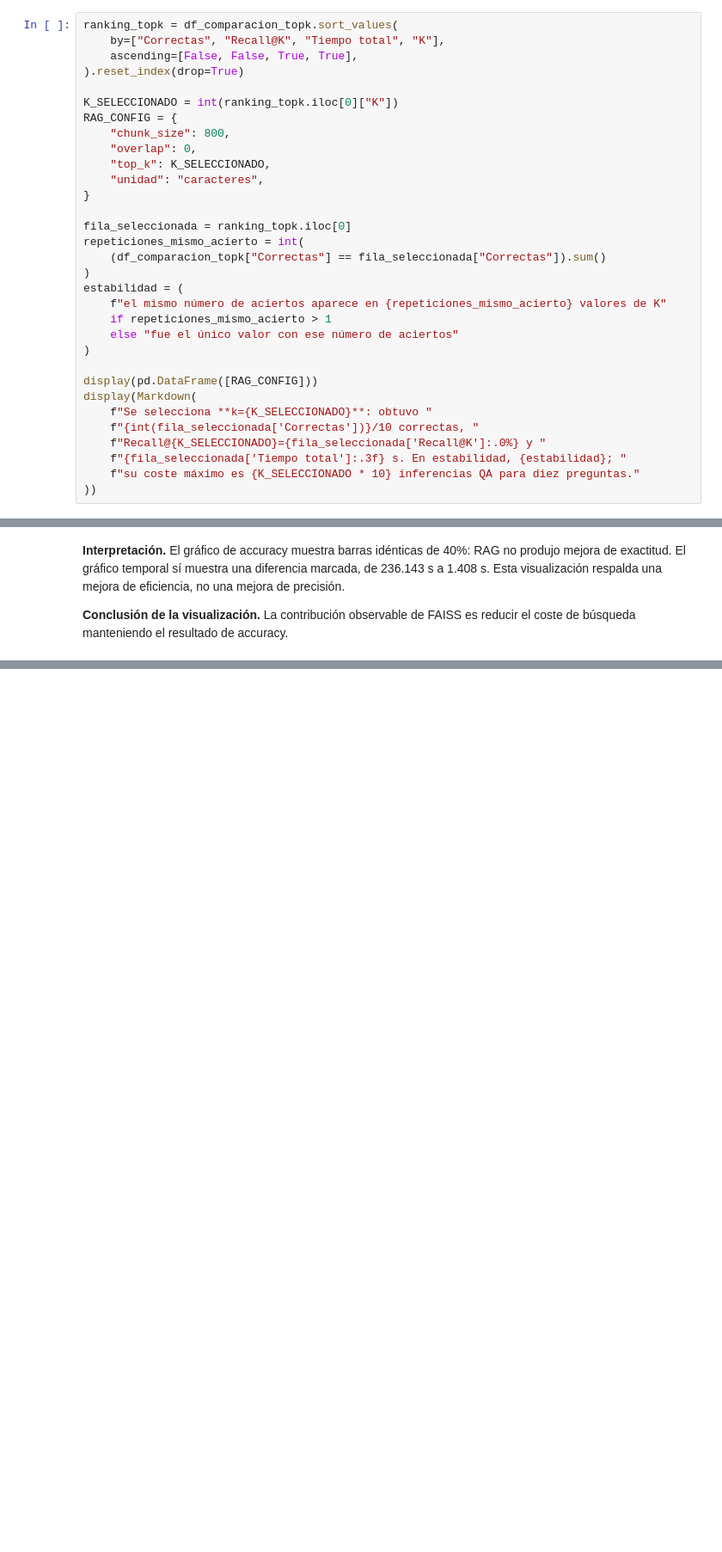
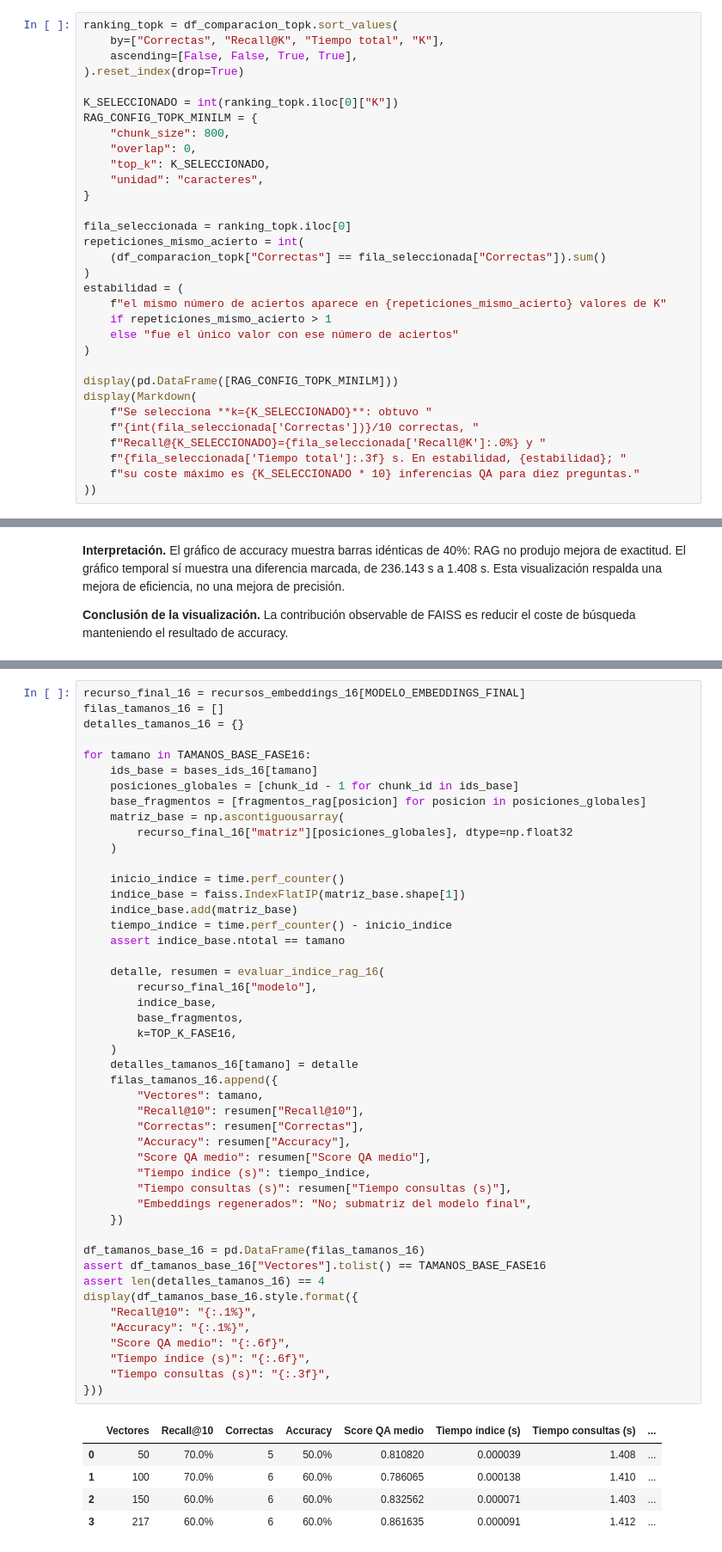
Before and after one commit to abner-rivas/Laboratorio---ML, a Jupyter notebook: LaboratorioML.ipynb, the cells around one changed output, grey strips where cells are left out. Shown at 86% size. Cells and saved outputs as stored; diff of their text form; blank space fills up the shorter version.

```diff
--- a/LaboratorioML.ipynb
+++ b/LaboratorioML.ipynb
@@ -4340,7 +4332,7 @@ ranking_topk = df_comparacion_topk.sort_values(
 ).reset_index(drop=True)
 
 K_SELECCIONADO = int(ranking_topk.iloc[0]["K"])
-RAG_CONFIG = {
+RAG_CONFIG_TOPK_MINILM = {
     "chunk_size": 800,
     "overlap": 0,
     "top_k": K_SELECCIONADO,
@@ -4357,7 +4349,7 @@ estabilidad = (
     else "fue el único valor con ese número de aciertos"
 )
 
-display(pd.DataFrame([RAG_CONFIG]))
+display(pd.DataFrame([RAG_CONFIG_TOPK_MINILM]))
 display(Markdown(
     f"Se selecciona **k={K_SELECCIONADO}**: obtuvo "
     f"{int(fila_seleccionada['Correctas'])}/10 correctas, "
@@ -5053,0 +5399,53 @@ vacío.
+# %%
+recurso_final_16 = recursos_embeddings_16[MODELO_EMBEDDINGS_FINAL]
+filas_tamanos_16 = []
+detalles_tamanos_16 = {}
+
+for tamano in TAMANOS_BASE_FASE16:
+    ids_base = bases_ids_16[tamano]
+    posiciones_globales = [chunk_id - 1 for chunk_id in ids_base]
+    base_fragmentos = [fragmentos_rag[posicion] for posicion in posiciones_globales]
+    matriz_base = np.ascontiguousarray(
+        recurso_final_16["matriz"][posiciones_globales], dtype=np.float32
+    )
+
+    inicio_indice = time.perf_counter()
+    indice_base = faiss.IndexFlatIP(matriz_base.shape[1])
+    indice_base.add(matriz_base)
+    tiempo_indice = time.perf_counter() - inicio_indice
+    assert indice_base.ntotal == tamano
+
+    detalle, resumen = evaluar_indice_rag_16(
+        recurso_final_16["modelo"],
+        indice_base,
+        base_fragmentos,
+        k=TOP_K_FASE16,
+    )
+    detalles_tamanos_16[tamano] = detalle
+    filas_tamanos_16.append({
+        "Vectores": tamano,
+        "Recall@10": resumen["Recall@10"],
+        "Correctas": resumen["Correctas"],
+        "Accuracy": resumen["Accuracy"],
+        "Score QA medio": resumen["Score QA medio"],
+        "Tiempo índice (s)": tiempo_indice,
+        "Tiempo consultas (s)": resumen["Tiempo consultas (s)"],
+        "Embeddings regenerados": "No; submatriz del modelo final",
+    })
+
+df_tamanos_base_16 = pd.DataFrame(filas_tamanos_16)
+assert df_tamanos_base_16["Vectores"].tolist() == TAMANOS_BASE_FASE16
+assert len(detalles_tamanos_16) == 4
+display(df_tamanos_base_16.style.format({
+    "Recall@10": "{:.1%}",
+    "Accuracy": "{:.1%}",
+    "Score QA medio": "{:.6f}",
+    "Tiempo índice (s)": "{:.6f}",
+    "Tiempo consultas (s)": "{:.3f}",
+}))
+# %% [output]
+|  | Vectores | Recall@10 | Correctas | Accuracy | Score QA medio | Tiempo índice (s) | Tiempo consultas (s) | ... |
+| 0 | 50 | 70.0% | 5 | 50.0% | 0.810820 | 0.000039 | 1.408 | ... |
+| 1 | 100 | 70.0% | 6 | 60.0% | 0.786065 | 0.000138 | 1.410 | ... |
+| 2 | 150 | 60.0% | 6 | 60.0% | 0.832562 | 0.000071 | 1.403 | ... |
+| 3 | 217 | 60.0% | 6 | 60.0% | 0.861635 | 0.000091 | 1.412 | ... |
```
Also changed, not shown: parts of 88 cells of this notebook, 9 other files.
